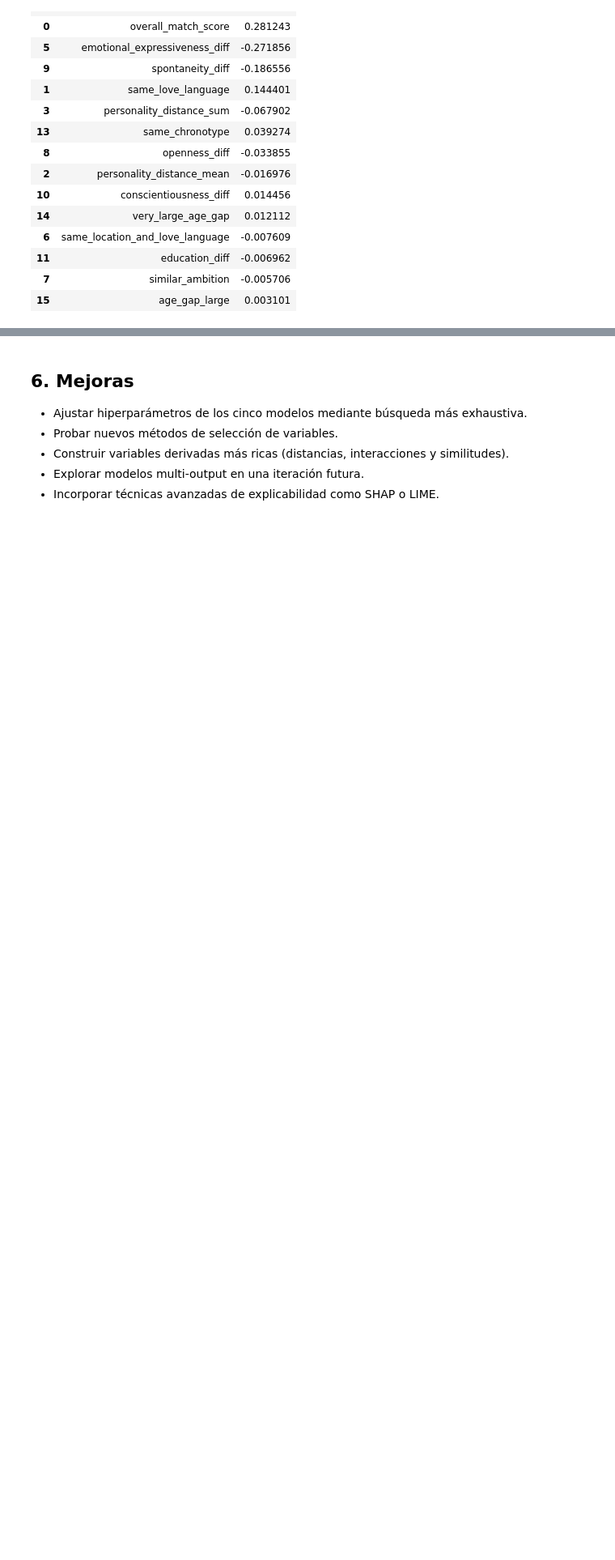
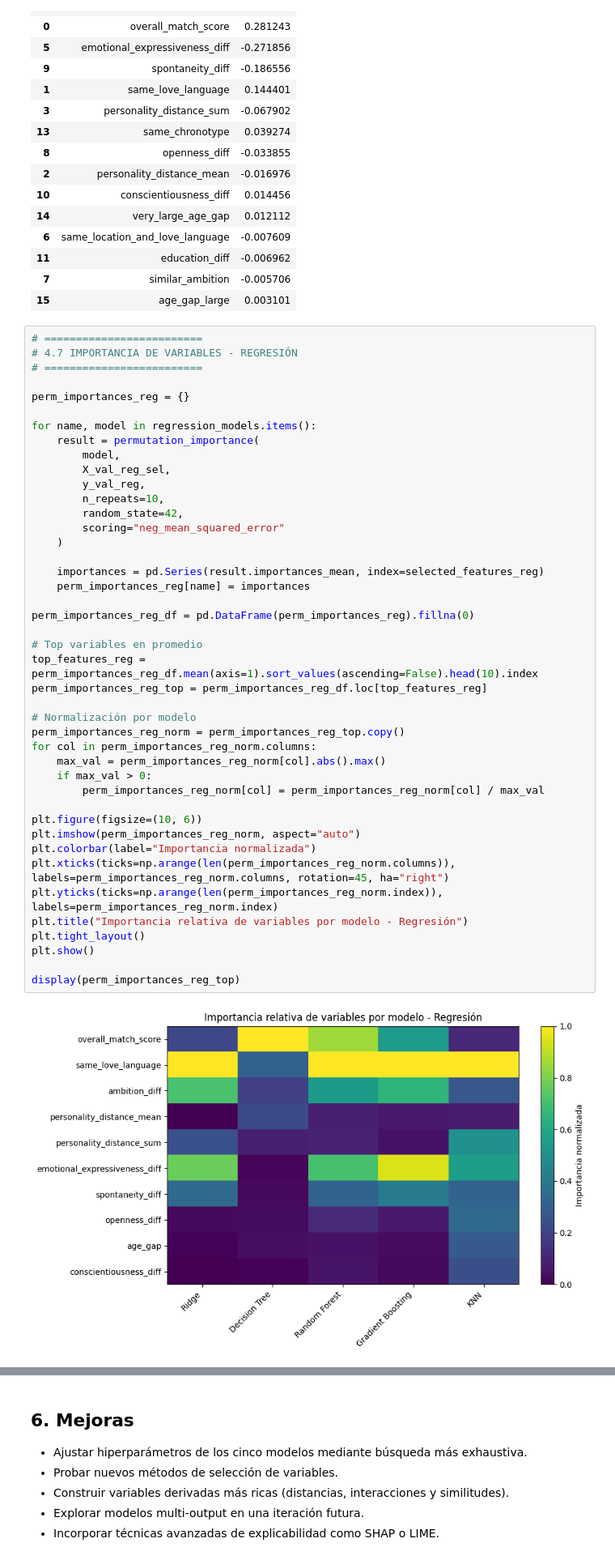
Before and after one commit to OscarDominguezOcana/DISIA-G5, a Jupyter notebook: [DISIA] - G5 - Hito 3.ipynb, the cells around one changed output, grey strips where cells are left out. Shown at 81% size. Saved outputs shown, nothing was run; the diff lists cells and outputs as text; blank space fills up the shorter version.

```diff
--- a/[DISIA] - G5 - Hito 3.ipynb
+++ b/[DISIA] - G5 - Hito 3.ipynb
@@ -799,3 +857,48 @@ Top 15 coeficientes absolutos de Ridge:
 | 11 | education_diff | -0.006962 |
 | 7 | similar_ambition | -0.005706 |
 | 15 | age_gap_large | 0.003101 |
+# %%
+# =========================
+# 4.7 IMPORTANCIA DE VARIABLES - REGRESIÓN
+# =========================
+
+perm_importances_reg = {}
+
+for name, model in regression_models.items():
+    result = permutation_importance(
+        model,
+        X_val_reg_sel,
+        y_val_reg,
+        n_repeats=10,
+        random_state=42,
+        scoring="neg_mean_squared_error"
+    )
+
+    importances = pd.Series(result.importances_mean, index=selected_features_reg)
+    perm_importances_reg[name] = importances
+
+perm_importances_reg_df = pd.DataFrame(perm_importances_reg).fillna(0)
+
+# Top variables en promedio
+top_features_reg = perm_importances_reg_df.mean(axis=1).sort_values(ascending=False).head(10).index
+perm_importances_reg_top = perm_importances_reg_df.loc[top_features_reg]
+
+# Normalización por modelo
+perm_importances_reg_norm = perm_importances_reg_top.copy()
+for col in perm_importances_reg_norm.columns:
+    max_val = perm_importances_reg_norm[col].abs().max()
+    if max_val > 0:
+        perm_importances_reg_norm[col] = perm_importances_reg_norm[col] / max_val
+
+plt.figure(figsize=(10, 6))
+plt.imshow(perm_importances_reg_norm, aspect="auto")
+plt.colorbar(label="Importancia normalizada")
+plt.xticks(ticks=np.arange(len(perm_importances_reg_norm.columns)), labels=perm_importances_reg_norm.columns, rotation=45, ha="right")
+plt.yticks(ticks=np.arange(len(perm_importances_reg_norm.index)), labels=perm_importances_reg_norm.index)
+plt.title("Importancia relativa de variables por modelo - Regresión")
+plt.tight_layout()
+plt.show()
+
+display(perm_importances_reg_top)
+# %% [output]
+[figure, added]
```
Also changed, not shown: parts of 3 cells of this notebook.
